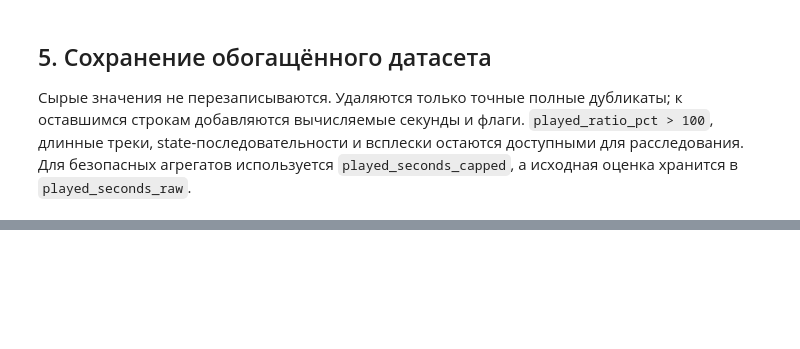
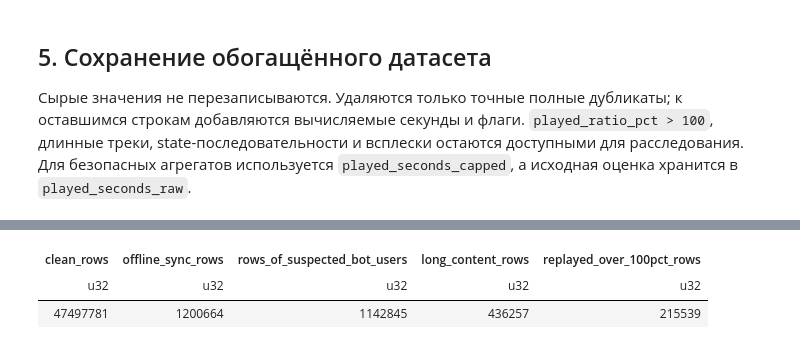
Before and after one commit to prodavec-svg/YM_analysis, a Jupyter notebook: main.ipynb, the cells around one changed output, grey strips where cells are left out. Saved outputs shown, nothing was run; the diff lists cells and outputs as text; code cells hidden in the pictures; blank space fills up the shorter version.

```diff
--- a/main.ipynb
+++ b/main.ipynb
@@ -613,0 +620,83 @@ data\processed\multi_event_anomaly_summary.parquet: 0.00 MiB
+# %%
+BOT_BIN_THRESHOLD = 100
+OFFLINE_SYNC_THRESHOLD = 20
+CLEAN_PATH = PROCESSED_DIR / "multi_event_clean.parquet"
+VELOCITY_BINS_PATH = PROCESSED_DIR / "multi_event_velocity_bins.parquet"
+CLEANING_SUMMARY_PATH = PROCESSED_DIR / "multi_event_cleaning_summary.parquet"
+
+invalid_row_expr = pl.any_horizontal(
+    core_missing_expr,
+    ~pl.col("is_organic").is_in([0, 1]),
+    ~pl.col("event_type").cast(pl.String).is_in(EVENT_TYPES),
+    structural_playback_expr,
+    listen_expr & (pl.col("played_ratio_pct").cast(pl.Int64) < 0),
+    listen_expr & (pl.col("track_length_seconds").cast(pl.Int64) < 0),
+    listen_expr & (pl.col("track_length_seconds") <= 0),
+    listen_expr & (pl.col("track_length_seconds") > HARD_MAX_TRACK_SECONDS),
+).fill_null(True)
+
+# Сначала удаляем только полные технические дубли, затем invalid-строки.
+valid_deduplicated_lf = (
+    events_lf.unique(subset=EXPECTED_COLUMNS, keep="first", maintain_order=False)
+    .filter(~invalid_row_expr)
+)
+velocity_flags_lf = (
+    valid_deduplicated_lf.group_by(["uid", "timestamp"])
+    .agg(
+        pl.len().alias("events_in_5s"),
+        pl.col("item_id").n_unique().alias("unique_items_in_5s"),
+        pl.col("event_type").n_unique().alias("event_types_in_5s"),
+    )
+    .with_columns(
+        (pl.col("events_in_5s") > BOT_BIN_THRESHOLD).alias("is_bot_session"),
+        pl.col("events_in_5s").is_between(
+            OFFLINE_SYNC_THRESHOLD + 1, BOT_BIN_THRESHOLD, closed="both"
+        ).alias("is_offline_sync"),
+    )
+)
+velocity_flags_lf.sink_parquet(VELOCITY_BINS_PATH, compression="zstd", mkdir=True)
+
+suspected_bot_users_lf = (
+    velocity_flags_lf.filter(pl.col("is_bot_session"))
+    .select("uid").unique()
+    .with_columns(pl.lit(True).alias("is_suspected_bot_user"))
+)
+curated_lf = (
+    valid_deduplicated_lf
+    .join(velocity_flags_lf, on=["uid", "timestamp"], how="left")
+    .join(suspected_bot_users_lf, on="uid", how="left")
+    .with_columns(
+        pl.col("is_suspected_bot_user").fill_null(False),
+        (pl.col("timestamp").cast(pl.UInt64) // DAY_IN_FIVE_SECOND_BINS)
+        .cast(pl.UInt32).alias("time_period"),
+        (pl.col("event_type") == "listen").alias("is_listen"),
+        (listen_expr & (pl.col("played_ratio_pct") > 100)).alias("is_replayed_over_100pct"),
+        (listen_expr & (pl.col("track_length_seconds") > length_p99)).alias("is_long_content"),
+        pl.when(listen_expr)
+        .then(pl.col("track_length_seconds").cast(pl.Float64) * pl.col("played_ratio_pct") / 100)
+        .otherwise(None).alias("played_seconds_raw"),
+        pl.when(listen_expr)
+        .then(pl.col("track_length_seconds").cast(pl.Float64) * pl.col("played_ratio_pct").clip(0, 100) / 100)
+        .otherwise(None).alias("played_seconds_capped"),
+    )
+    .with_columns((~pl.col("is_bot_session") & ~pl.col("is_offline_sync")).alias("sequence_eligible"))
+)
+
+# Bot-бин исключается, но остальные события подозрительного uid сохраняются с отдельным флагом.
+clean_lf = curated_lf.filter(~pl.col("is_bot_session"))
+clean_lf.sink_parquet(CLEAN_PATH, compression="zstd", mkdir=True)
+
+clean_profile = pl.scan_parquet(CLEAN_PATH).select(
+    pl.len().alias("clean_rows"),
+    pl.col("is_offline_sync").sum().alias("offline_sync_rows"),
+    pl.col("is_suspected_bot_user").sum().alias("rows_of_suspected_bot_users"),
+    pl.col("is_long_content").sum().alias("long_content_rows"),
+    pl.col("is_replayed_over_100pct").sum().alias("replayed_over_100pct_rows"),
+).collect(engine="streaming")
+velocity_profile = pl.scan_parquet(VELOCITY_BINS_PATH).select(
+    pl.col("is_bot_session").sum().alias("excluded_bot_bins"),
+    pl.col("is_offline_sync").sum().alias("offline_sync_bins"),
+).collect(engine="streaming")
+display(clean_profile)
+display(velocity_profile)
+# %% [output]
@@ -613,0 +704,3 @@ data\processed\multi_event_anomaly_summary.parquet: 0.00 MiB
+| clean_rows | offline_sync_rows | rows_of_suspected_bot_users | long_content_rows | replayed_over_100pct_rows |
+| u32 | u32 | u32 | u32 | u32 |
+| 47497781 | 1200664 | 1142845 | 436257 | 215539 |
```
Also changed, not shown: parts of 11 cells of this notebook.
